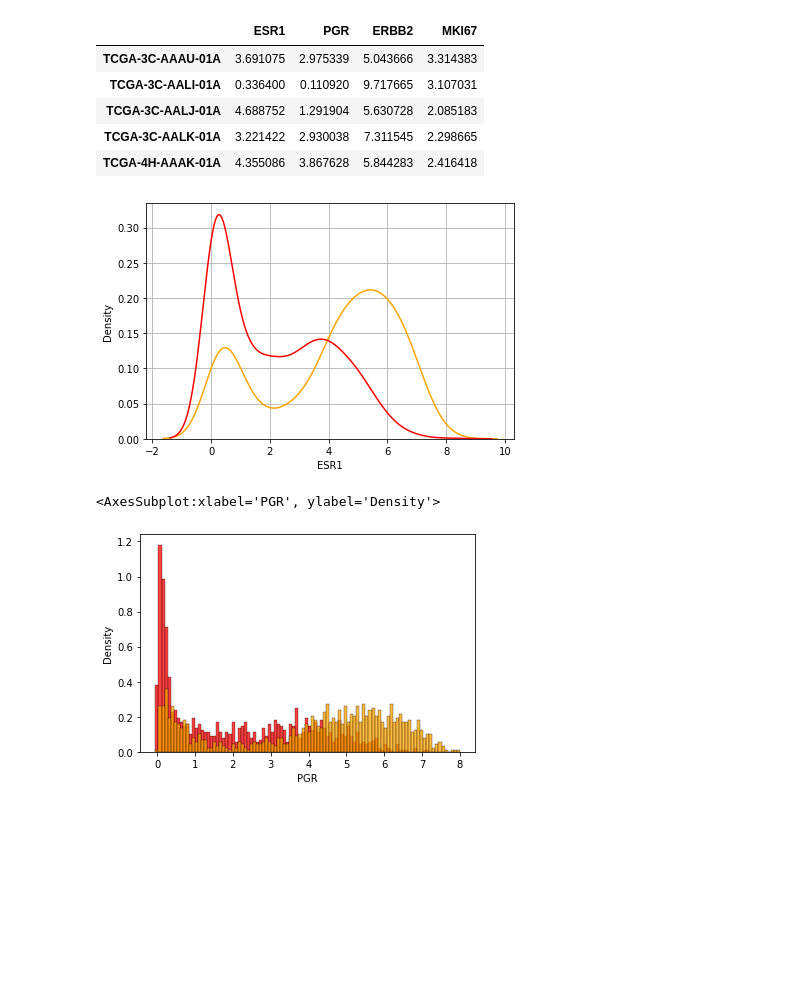
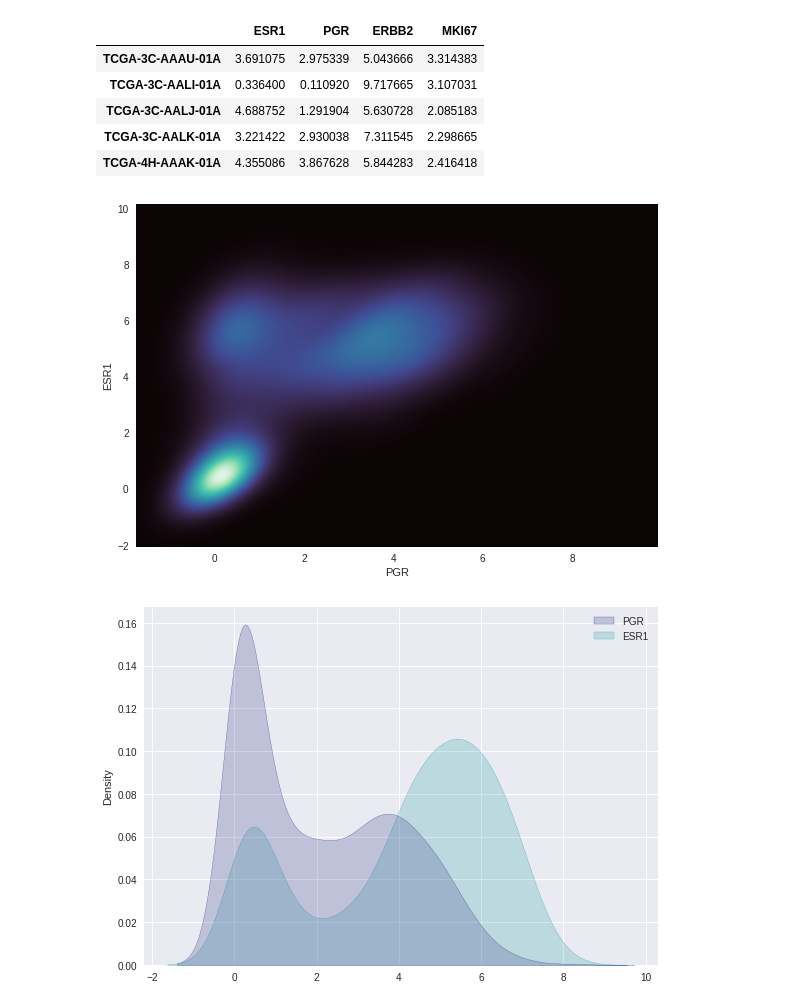
Before and after one commit to alex123012/Bioinf_HW, a Jupyter notebook: eleventh_HW/Untitled.ipynb, the cells around one changed output. Drawn from its saved outputs; the diff is of its cells as text; code cells hidden in the pictures; blank space fills up the shorter version.

```diff
--- a/eleventh_HW/Untitled.ipynb
+++ b/eleventh_HW/Untitled.ipynb
@@ -120,16 +136,13 @@ df_key.head()
 | TCGA-3C-AALJ-01A | 4.688752 | 1.291904 | 5.630728 | 2.085183 |
 | TCGA-3C-AALK-01A | 3.221422 | 2.930038 | 7.311545 | 2.298665 |
 | TCGA-4H-AAAK-01A | 4.355086 | 3.867628 | 5.844283 | 2.416418 |
-# %%
-sns.kdeplot(x=df_key["ESR1"], color='orange')
-sns.kdeplot(x=df_key["PGR"], color='red')
-plt.grid()
-plt.tight_layout()
-# %% [output]
-[figure, removed]
-# %%
-sns.histplot(data=df_key['PGR'], binrange=(-0.05, 8), bins=100, stat='density', color='red')
-sns.histplot(data=df_key['ESR1'], binrange=(-0.05, 8), bins=100, stat='density', color='orange')
-# %% [output]
-<AxesSubplot:xlabel='PGR', ylabel='Density'>
-[figure, removed]
+# %%
+sns.kdeplot(data=df_key, x='PGR', y='ESR1', fill=True, thresh=0, levels=1084, cmap="mako")
+plt.tight_layout()
+# %% [output]
+[figure, added]
+# %%
+sns.kdeplot(data=df_key[['PGR',"ESR1"]], palette='mako', fill=True)
+plt.tight_layout()
+# %% [output]
+[figure, added]
```
Also changed, not shown: parts of 6 cells of this notebook, 1 other file.
